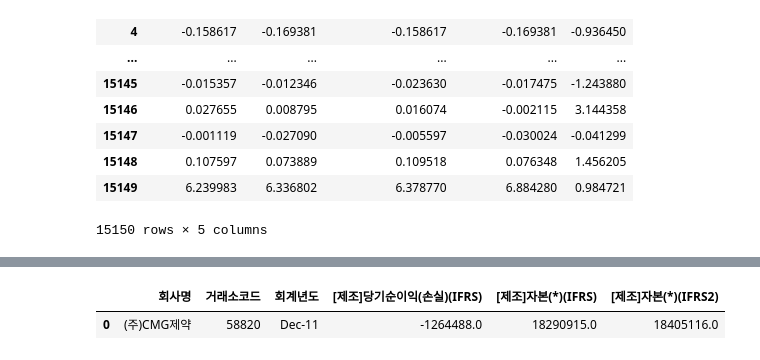
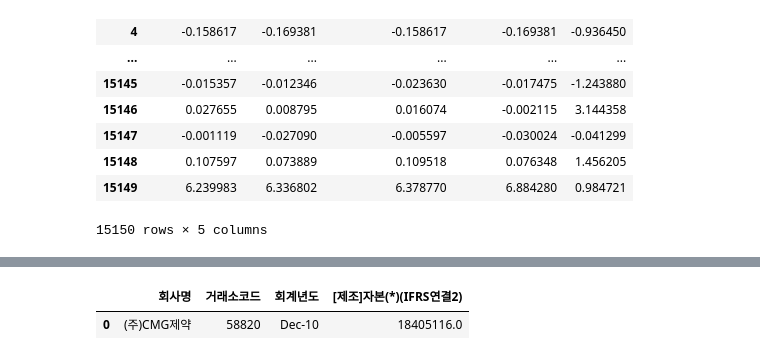
Before and after one commit to pelllzz/ubion4_project2, a Jupyter notebook: code/set_list_test.ipynb, the cells around one changed output, grey strips where cells are left out. Drawn from its saved outputs; the diff is of its cells as text; code cells hidden in the pictures.

```diff
--- a/code/set_list_test.ipynb
+++ b/code/set_list_test.ipynb
@@ -121,5 +137,5 @@ df_rate_b = pd.read_csv("../raw_data/자기자본순이익률_IFRS연결raw.csv"
 # %%
-df_rate_a.head(1)
+df_rate_d.head(1)
 # %% [output]
-|  | 회사명 | 거래소코드 | 회계년도 | [제조]당기순이익(손실)(IFRS) | [제조]자본(*)(IFRS) | [제조]자본(*)(IFRS2) |
-| 0 | (주)CMG제약 | 58820 | Dec-11 | -1264488.0 | 18290915.0 | 18405116.0 |
+|  | 회사명 | 거래소코드 | 회계년도 | [제조]자본(*)(IFRS연결2) |
+| 0 | (주)CMG제약 | 58820 | Dec-10 | 18405116.0 |
```
Also changed, not shown: parts of 5 cells of this notebook, 5 other files.
